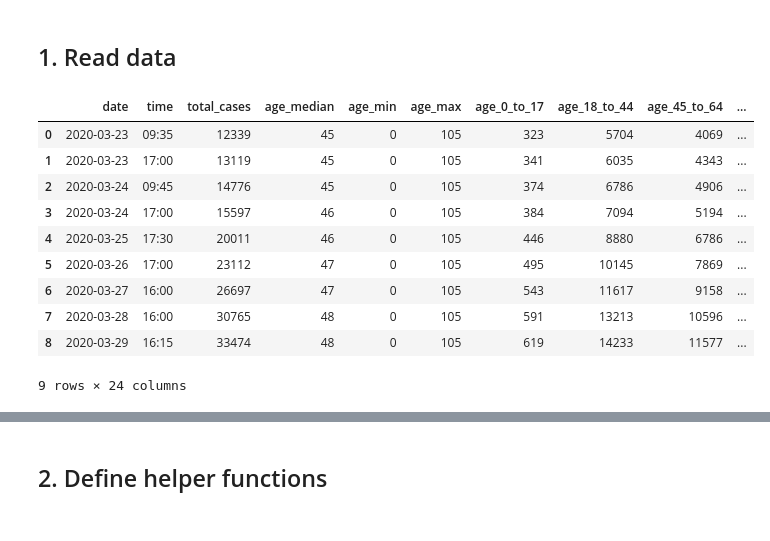
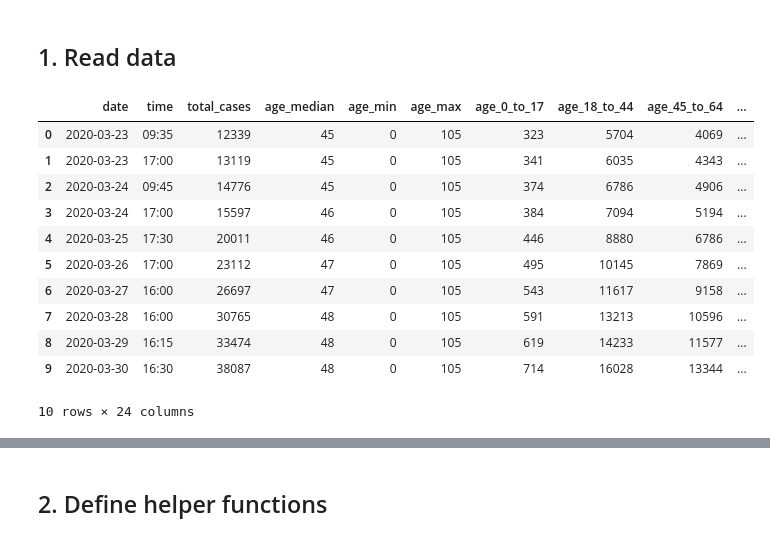
Before and after one commit to carlos-afonso/COVID-19, a Jupyter notebook: notebooks/nyc-covid-19-cases.ipynb, the cells around one changed output, grey strips where cells are left out. Saved outputs shown, nothing was run; the diff lists cells and outputs as text; code cells hidden in the pictures.

```diff
--- a/notebooks/nyc-covid-19-cases.ipynb
+++ b/notebooks/nyc-covid-19-cases.ipynb
@@ -11,25 +11,26 @@ import pandas as pd
 # %% [markdown]
 ## 1. Read data
 # %%
-update_str = 'as of March 29, 2020, 4:15 pm'
+update_str = 'as of March 30, 2020, 4:30 pm'
 source_str = 'Sources: Data: nyc.gov/coronavirus - Plot: carlos-afonso.github.io/COVID-19'
 
 data_file = '../data/nyc-health-daily-updates/cases/nyc-covid-19-summary-from-2020-03-23.csv'
 
 df = pd.read_csv(data_file)
 df
 # %% [output]
 |  | date | time | total_cases | age_median | age_min | age_max | age_0_to_17 | age_18_to_44 | age_45_to_64 | ... |
 | 0 | 2020-03-23 | 09:35 | 12339 | 45 | 0 | 105 | 323 | 5704 | 4069 | ... |
 | 1 | 2020-03-23 | 17:00 | 13119 | 45 | 0 | 105 | 341 | 6035 | 4343 | ... |
 | 2 | 2020-03-24 | 09:45 | 14776 | 45 | 0 | 105 | 374 | 6786 | 4906 | ... |
 | 3 | 2020-03-24 | 17:00 | 15597 | 46 | 0 | 105 | 384 | 7094 | 5194 | ... |
 | 4 | 2020-03-25 | 17:30 | 20011 | 46 | 0 | 105 | 446 | 8880 | 6786 | ... |
 | 5 | 2020-03-26 | 17:00 | 23112 | 47 | 0 | 105 | 495 | 10145 | 7869 | ... |
 | 6 | 2020-03-27 | 16:00 | 26697 | 47 | 0 | 105 | 543 | 11617 | 9158 | ... |
 | 7 | 2020-03-28 | 16:00 | 30765 | 48 | 0 | 105 | 591 | 13213 | 10596 | ... |
 | 8 | 2020-03-29 | 16:15 | 33474 | 48 | 0 | 105 | 619 | 14233 | 11577 | ... |
+| 9 | 2020-03-30 | 16:30 | 38087 | 48 | 0 | 105 | 714 | 16028 | 13344 | ... |
-9 rows × 24 columns
+10 rows × 24 columns
 # %%
 # Show latest data
 df.iloc[-1]
```
Also changed, not shown: parts of 4 cells of this notebook, 7 other files.
